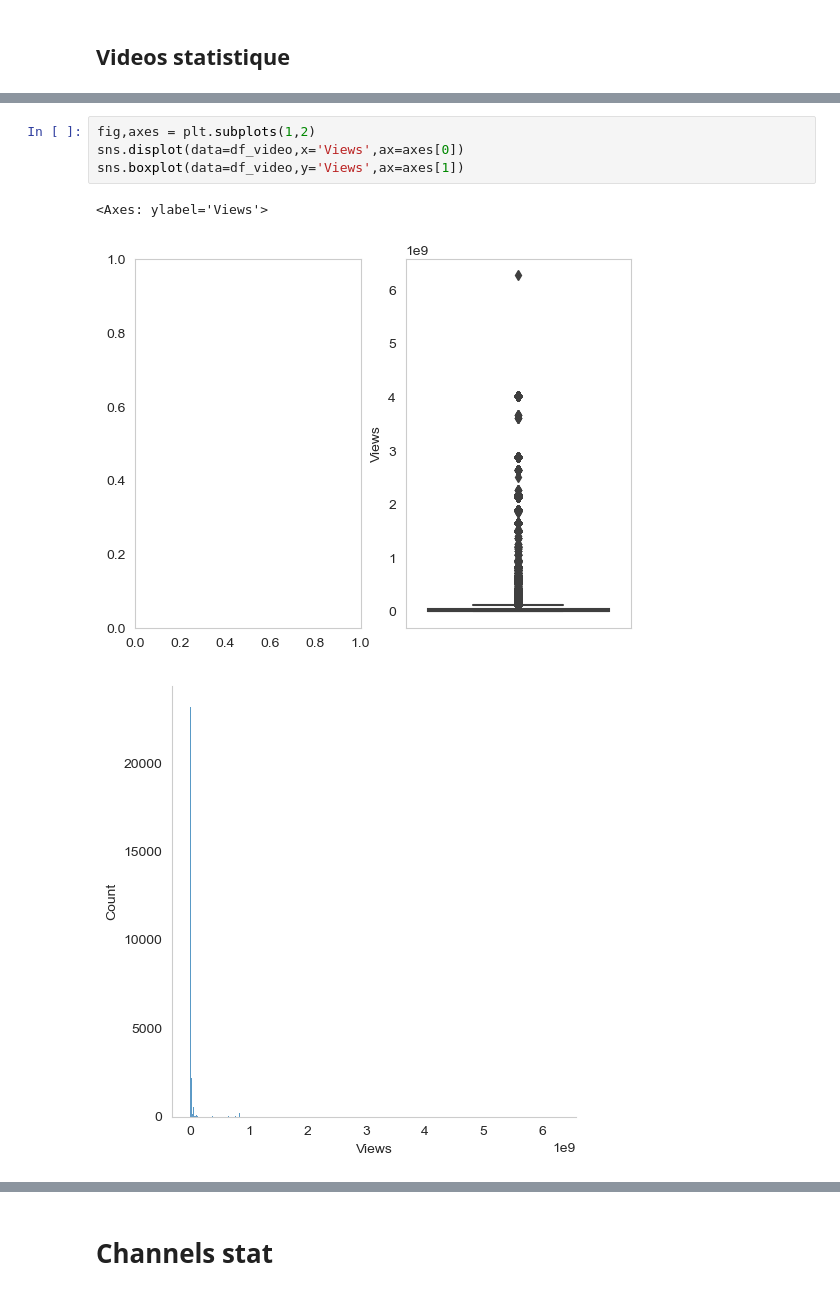
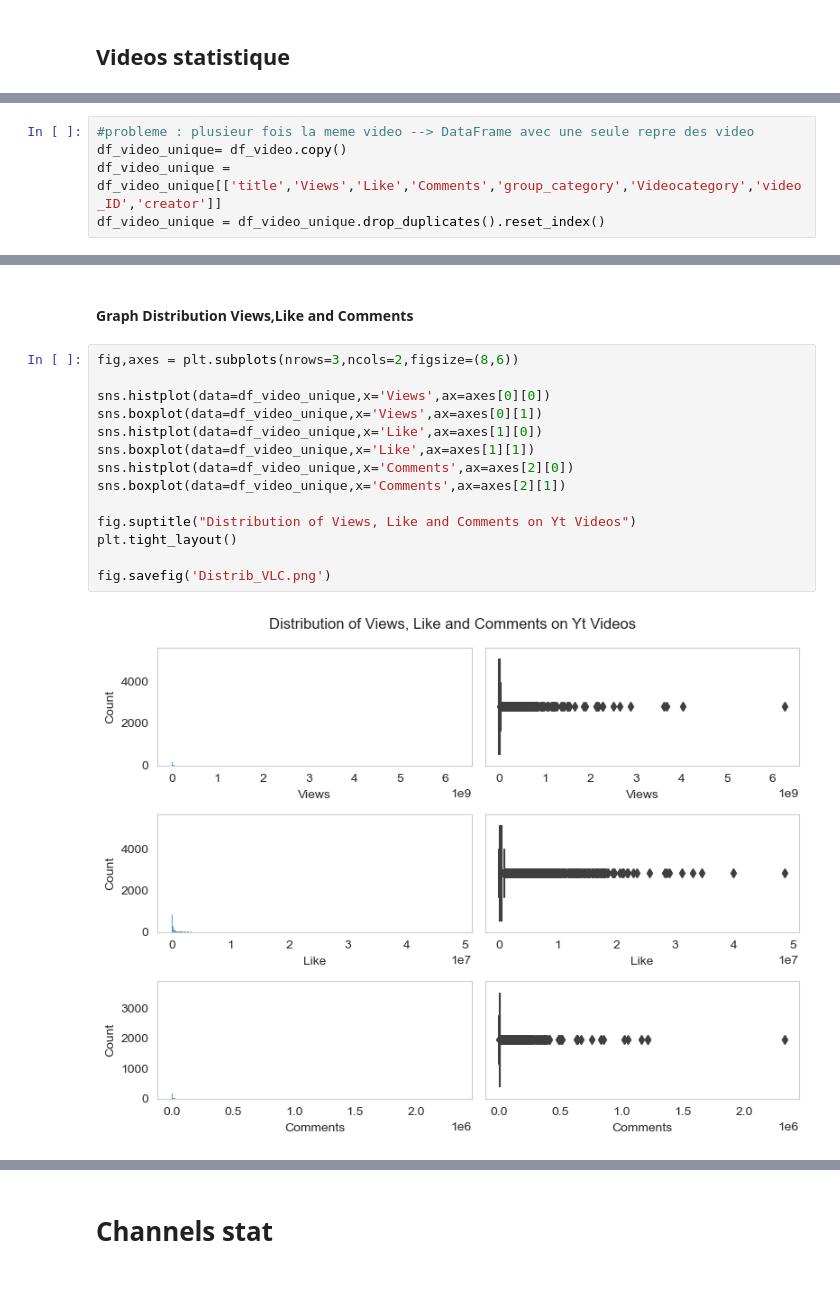
Before and after one commit to MelanieP31/PortfolioData, a Jupyter notebook: YoutubeWatch(Excel,Python,Tableau)/data_analysis.ipynb, the cells around one changed output, grey strips where cells are left out. Cells and saved outputs as stored; diff of their text form.

Commit message:
data analysis form

```diff
--- a/YoutubeWatch(Excel,Python,Tableau)/data_analysis.ipynb
+++ b/YoutubeWatch(Excel,Python,Tableau)/data_analysis.ipynb
@@ -370,0 +389,5 @@ Name: count, dtype: int64
+# %%
+#probleme : plusieur fois la meme video --> DataFrame avec une seule repre des video
+df_video_unique= df_video.copy()
+df_video_unique = df_video_unique[['title','Views','Like','Comments','group_category','Videocategory','video_ID','creator']]
+df_video_unique = df_video_unique.drop_duplicates().reset_index()
@@ -383,8 +429,18 @@ Name: Views, dtype: float64
+# %% [markdown]
+#### Graph Distribution Views,Like and Comments
 # %%
-fig,axes = plt.subplots(1,2)
-sns.displot(data=df_video,x='Views',ax=axes[0])
-sns.boxplot(data=df_video,y='Views',ax=axes[1])
+fig,axes = plt.subplots(nrows=3,ncols=2,figsize=(8,6))
+
+sns.histplot(data=df_video_unique,x='Views',ax=axes[0][0])
+sns.boxplot(data=df_video_unique,x='Views',ax=axes[0][1])
+sns.histplot(data=df_video_unique,x='Like',ax=axes[1][0])
+sns.boxplot(data=df_video_unique,x='Like',ax=axes[1][1])
+sns.histplot(data=df_video_unique,x='Comments',ax=axes[2][0])
+sns.boxplot(data=df_video_unique,x='Comments',ax=axes[2][1])
+
+fig.suptitle("Distribution of Views, Like and Comments on Yt Videos")
+plt.tight_layout()
+
+fig.savefig('Distrib_VLC.png')
 # %% [output]
-<Axes: ylabel='Views'>
-[figure, old version]
+[figure, new version]
-[figure, removed]
```
Also changed, not shown: parts of 58 cells of this notebook.
